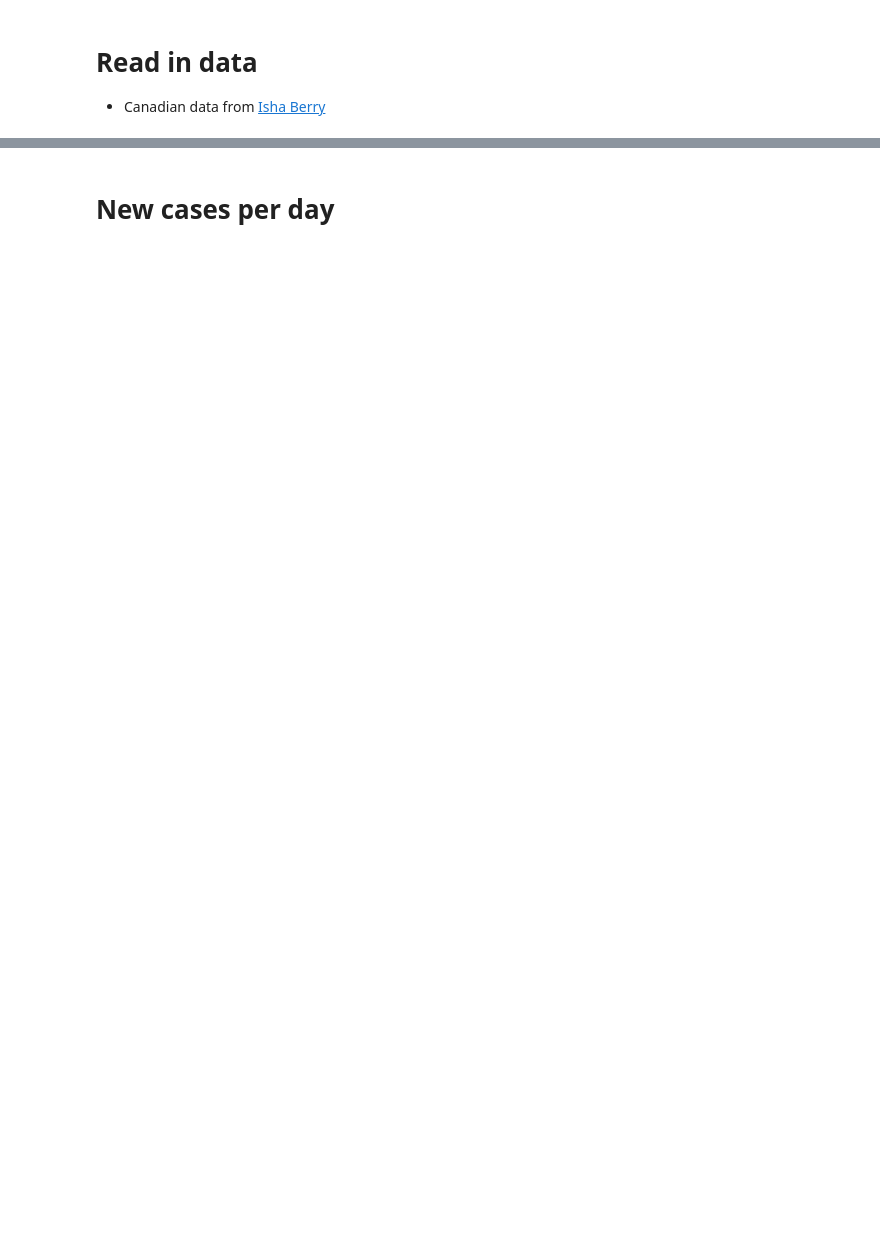
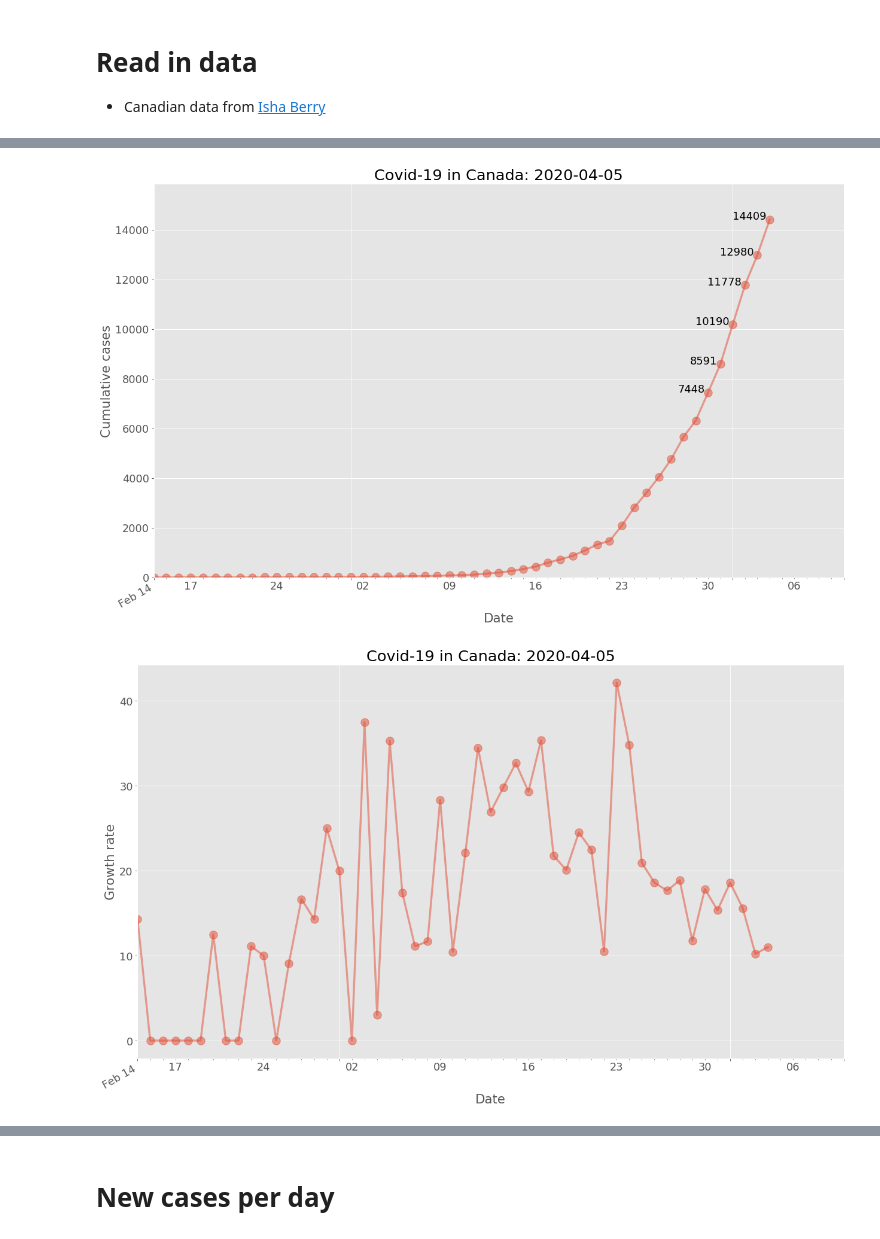
Before and after one commit to tomslee/covid-animation-canada, a Jupyter notebook: Covid-19 Canada.ipynb, the cells around one changed output, grey strips where cells are left out. Cells and saved outputs as stored; diff of their text form; code cells hidden in the pictures; blank space fills up the shorter version.

```diff
--- a/Covid-19 Canada.ipynb
+++ b/Covid-19 Canada.ipynb
@@ -1,19 +1,33 @@
 # %%
-%matplotlib notebook
+%matplotlib inline
 # for interactive charts use %matplotlib widget
 import matplotlib.pyplot as plt
 import matplotlib.ticker as ticker
-# import seaborn as sns
+import matplotlib as mpl
+import seaborn as sns
 import pandas as pd
 import requests
 import numpy as np
 import datetime
 import os.path
 from scipy.optimize import curve_fit
-plt.style.use('ggplot')
+mpl.rcParams['figure.figsize'] = [16.0, 10.0]
+mpl.rcParams['figure.dpi'] = 80
+mpl.rcParams['savefig.dpi'] = 100
+
+mpl.rcParams['font.size'] = 16
+mpl.rcParams['legend.fontsize'] = 'large'
+mpl.rcParams['figure.titlesize'] = 'medium'
 # %% [markdown]
 # Read in data
 
 - Canadian data from [Isha Berry](https://github.com/ishaberry/Covid19Canada)
+# %%
+# Parameters
+DAYS_EXTRAPOLATION = 14
+DAYS_ANNOTATE = 6
+START_DAYS_AFTER = 25
+FIT_POINTS = 10
+FETCH_ALWAYS = True
 # %%
 url = "https://docs.google.com/spreadsheets/d/1D6okqtBS3S2NRC7GFVHzaZ67DuTw7LX49-fqSLwJyeo/export?format=xlsx"
@@ -45,38 +59,46 @@ df_agg.head()
 # %%
-def plot_cumulative(data, scale="linear", start_days_after=35):
+def plot_agg(data, column="cumulative", scale="linear", start_days_after=START_DAYS_AFTER):
     # Use days as the x axis, which are days from 1970-01-01 or so (numbers like 18345)
     data = data.iloc[start_days_after:]
     data.plot(
-        kind="line", y="cumulative",
-        marker='o',markersize=7, legend=None, alpha=0.8,
+        kind="line", y=column, linewidth=3,
+        marker='o',markersize=12, legend=None, alpha=0.5,
         title="Covid-19 in Canada: " + str(datetime.datetime.today().date())
     )
+    # annotate recent values, for linear plots
     plt.yscale(scale)
-    plt.xlim(right=data["date"].max() + datetime.timedelta(days=4))
+    if scale=="linear" and column=="cumulative":
+        for x,y in zip(data["date"].to_list()[-DAYS_ANNOTATE:], data[column].to_list()[-DAYS_ANNOTATE:]):
+            label = "{}".format(int(y))
+            plt.annotate(label, # this is the text
+                         (x,y), # this is the point to label
+                         textcoords="offset points", # how to position the text
+                         xytext=(-5,0), # distance from text to points (x,y)
+                         ha="right") # horizontal
+        plt.ylim(bottom=0, top=data[column].max() * 1.1)
+    elif scale=="log":
+        pass
+    plt.xlim(left=data["date"].min(),
+             right=data["date"].max() + datetime.timedelta(days=6))
+    # minor ticks every day
     plt.gca().xaxis.set_minor_locator(ticker.MultipleLocator(base=1))
     # Make most of the ticklabels empty so the labels don't get too crowded
     ticklabels = ['']*len(data.index)
     # Every 7th ticklable shows the month and day
     ticklabels[::7] = [item.strftime('%b %d') for item in data.index[::7]]
     plt.gca().xaxis.set_major_formatter(ticker.FixedFormatter(ticklabels))
+    #plt.gca().xaxis.set_minor_formatter(ticker.FixedFormatter(['']*len(data.index)))
     plt.gcf().autofmt_xdate(ha="right")
     plt.gca().set_xlabel("Date")
-    plt.gca().set_ylabel("Cumulative cases")
-
-    # annotate recent values
-    if scale=="linear":
-        for x,y in zip(data["days"].to_list()[-5:], data["cumulative"].to_list()[-5:]):
-            label = "{:.2f}".format(y)
-            plt.annotate(label, # this is the text
-                         (x,y), # this is the point to label
-                         textcoords="offset points", # how to position the text
-                         xytext=(-5,0), # distance from text to points (x,y)
-                         ha='right') # horizontal
-        plt.ylim(bottom=0, top=data["cumulative"].max() * 1.1)
-    elif scale=="log":
-        pass
+    if column=="cumulative":
+        plt.gca().set_ylabel("Cumulative cases")
+    elif column=="growth_rate":
+        plt.gca().set_ylabel("Growth rate")
     plt.tight_layout()
     plt.show()
 
-plot_cumulative(data=df_agg[["date_report", "date", "days", "cumulative"]], scale="log", start_days_after=40)
+plot_agg(data=df_agg[["date_report", "date", "days", "cumulative", "growth_rate"]],
+            column="cumulative", scale="linear", start_days_after=20)
+plot_agg(data=df_agg[["date_report", "date", "days", "cumulative", "growth_rate"]],
+            column="growth_rate", scale="linear", start_days_after=20)
 # %% [output]
@@ -84,0 +105,2 @@ plot_cumulative(data=df_agg[["date_report", "date", "days", "cumulative"]], scal
+[figure, added]
+[figure, added]
```
Also changed, not shown: parts of 17 cells of this notebook, 1 other file.
